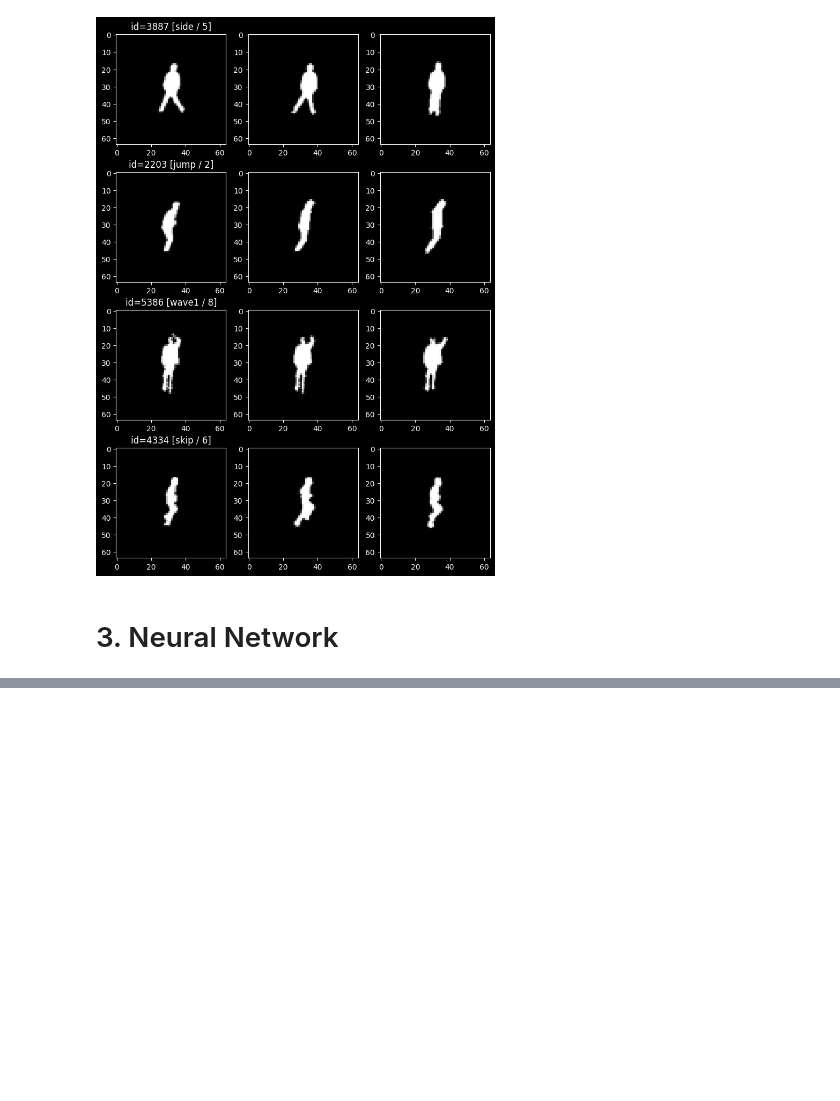
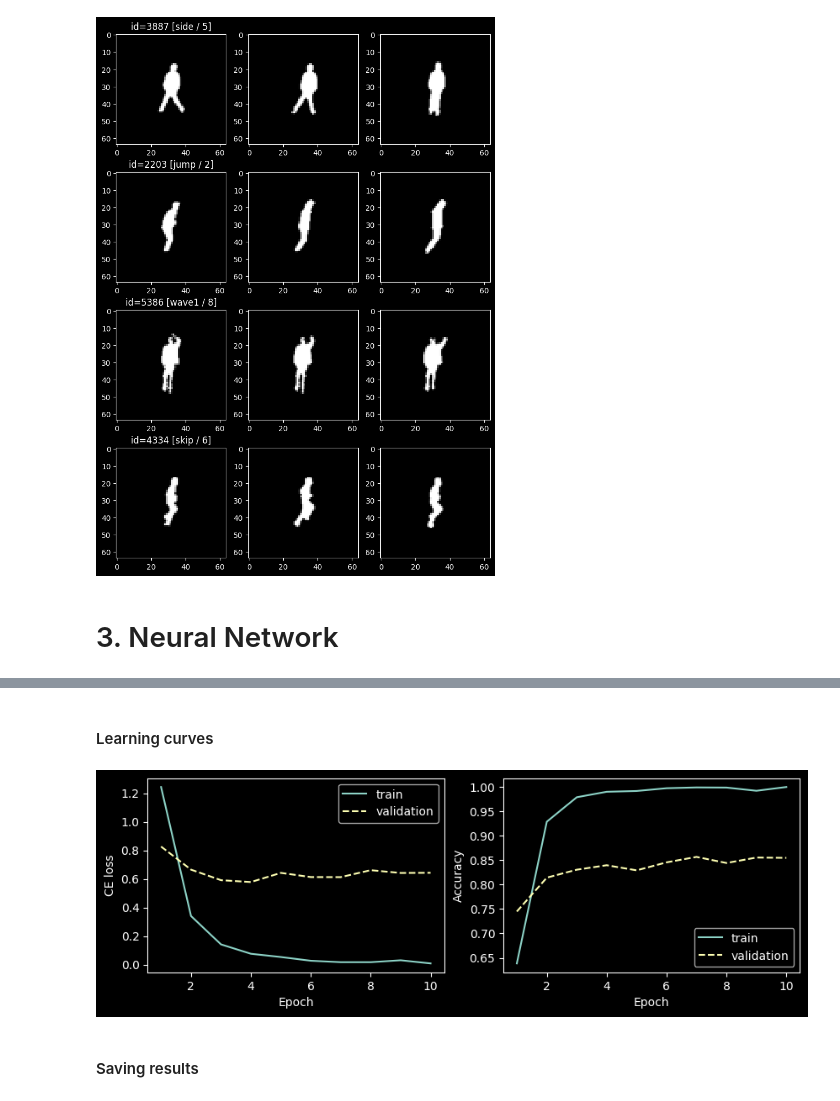
Before and after one commit to Den4S/mini-projects, a Jupyter notebook: itmo_nn-advanced-25/01_weizmann_nn.ipynb, the cells around one changed output, grey strips where cells are left out. Saved outputs shown, nothing was run; the diff lists cells and outputs as text; code cells hidden in the pictures; blank space fills up the shorter version.

Commit message:
model for subseqs classification added, experiment conducted, results saved

```diff
--- a/itmo_nn-advanced-25/01_weizmann_nn.ipynb
+++ b/itmo_nn-advanced-25/01_weizmann_nn.ipynb
@@ -674,0 +781,13 @@ plt.show()
+# %%
+test_losses_0, _, test_accuracy_0 = val_loop(
+    nn_no_train,
+    test_dataloader,
+    loss_func_clf,
+    show_process=True,
+)  # evaluate the model
+
+print(
+    'Results before training on TEST set:\n' +
+    f'\t{loss_func_name} : {np.mean(test_losses_0):.6f}\n' +
+    f'\tAccuracy : {(test_accuracy_0*100):>0.1f} %'
+)
@@ -674,0 +802,3 @@ plt.show()
+# %%
+n_epochs = VARIABLES['number_of_epochs']
+print_each = 1  # print each n'th epoch info
@@ -674,0 +807,6 @@ plt.show()
+# %%
+nn_to_train = ConvRecClassifier()
+
+optimizer_clf = get_adam_optimizer(nn_to_train)
+# %%
+scheduler = None  # sheduler for a lr tuning during training
@@ -674,0 +925,25 @@ plt.show()
+# %% [markdown]
+#### Learning curves
+# %%
+# learning curve
+fig, axs = plt.subplots(1, 2, figsize=(10, 3))
+
+axs[0].plot(range(1, n_epochs + 1), np.array(train_epochs_losses), label='train')
+axs[0].plot(range(1, n_epochs + 1), np.array(val_epochs_losses), linestyle='dashed', label='validation')
+
+axs[1].plot(range(1, n_epochs + 1), train_epochs_acc, label='train')
+axs[1].plot(range(1, n_epochs + 1), val_epochs_acc, linestyle='dashed', label='validation')
+
+axs[0].set_ylabel(loss_func_name)
+axs[0].set_xlabel('Epoch')
+axs[0].legend()
+
+axs[1].set_ylabel('Accuracy')
+axs[1].set_xlabel('Epoch')
+axs[1].legend()
+
+plt.show()
+# %% [output]
+[figure, added]
+# %% [markdown]
+#### Saving results
```
Also changed, not shown: parts of 38 cells of this notebook, 10 other files.
